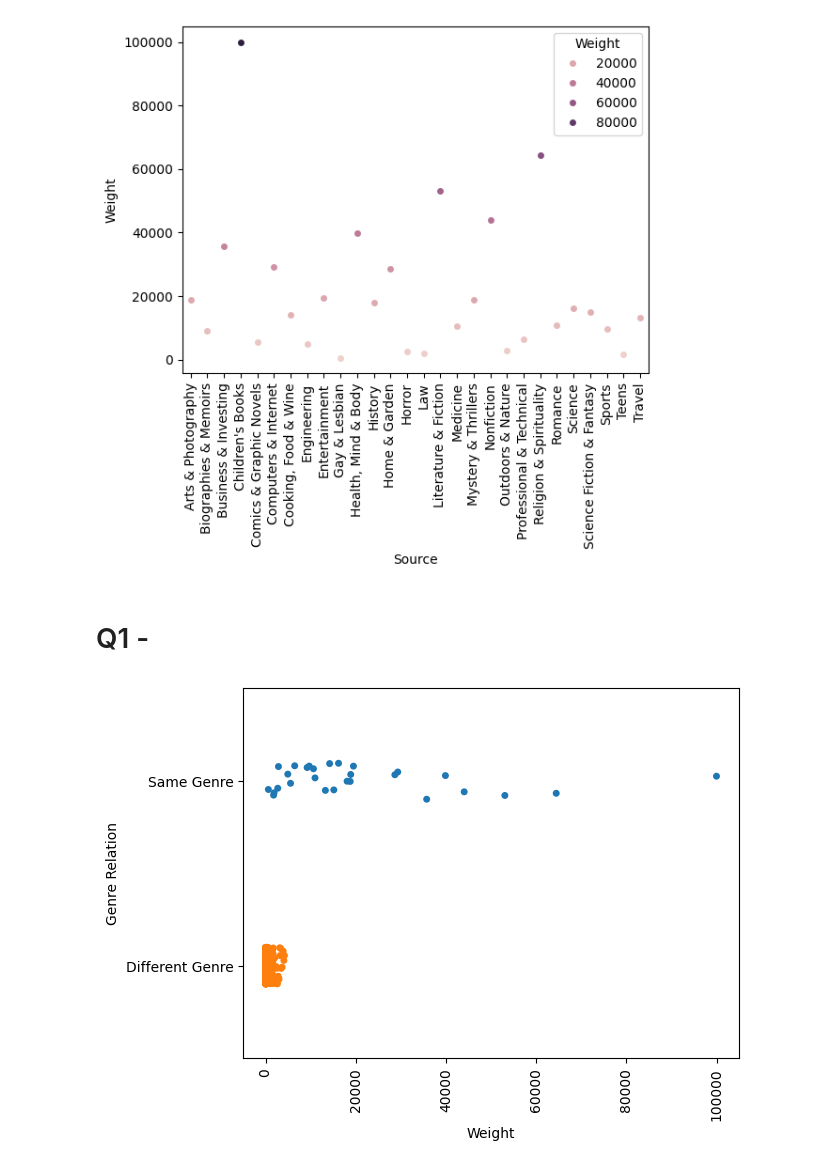
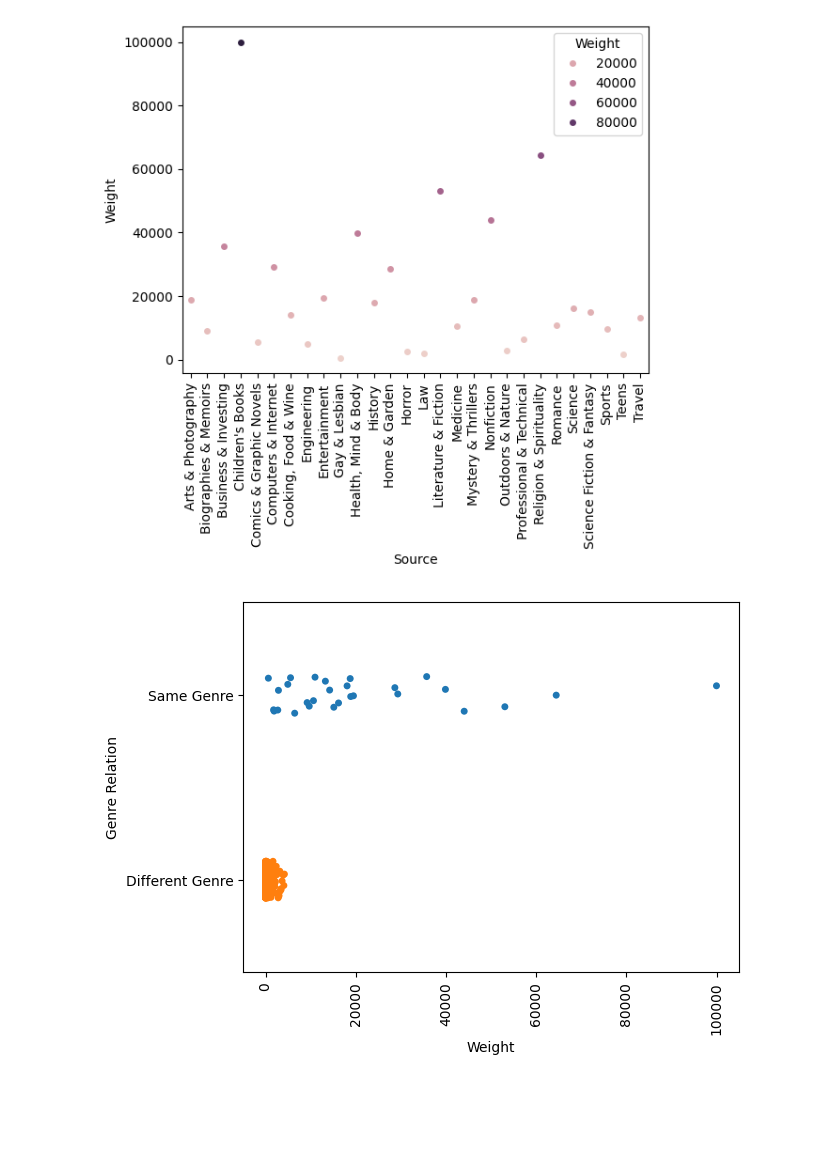
Before and after one commit to DEISI-ULHT-TFC-2023-24/TFC-DEISI88-CoBuyPatterns, a Jupyter notebook: TFC - revision.ipynb, the cells around one changed output. Cells and saved outputs as stored; diff of their text form; code cells hidden in the pictures; blank space fills up the shorter version.

```diff
--- a/TFC - revision.ipynb
+++ b/TFC - revision.ipynb
@@ -507,14 +487,11 @@ filtered_cats['Weight'].hist(bins=100)
 # %%
-file_path = 'filtered_csv_file.csv'
-study_cats = pd.read_csv(file_path)
-
+#observmso os dados e comparamos com os obtidos anteirormente
 max_weight = filtered_cats['Weight'].max()  # Maximum value
 min_weight = filtered_cats['Weight'].min()  # Minimum value
 average_weight = filtered_cats['Weight'].mean()  # Average value
 
-
 print(np.quantile(filtered_cats['Weight'],0.50))
-print(max_weight)
-print(min_weight)
-print(average_weight)
+print('Max:',max_weight)
+print('Min:', min_weight)
+print('Average:',average_weight)
 # %% [output]
@@ -581,15 +537,10 @@ plt.show()
 # %% [output]
 [figure]
 # %%
-file_path = 'cats_relation.csv'
-original_cats = pd.read_csv(file_path)
-
-original_cats['Genre Relation'] = np.where(original_cats['Source'] == original_cats['Target'],'Same Genre', 'Different Genre')
+study_cats['Genre Relation'] = np.where(study_cats['Source'] == study_cats['Target'],'Same Genre', 'Different Genre')
-# %% [markdown]
-# Q1 -
 # %%
-sns.stripplot(data=original_cats, x='Weight', y='Genre Relation', hue='Genre Relation')
+sns.stripplot(data=study_cats, x='Weight', y='Genre Relation', hue='Genre Relation')
 plt.xticks(rotation=90)
 plt.show()
 # %% [output]
-[figure, old version]
+[figure, new version]
```
Also changed, not shown: parts of 93 cells of this notebook, 5 other files.
